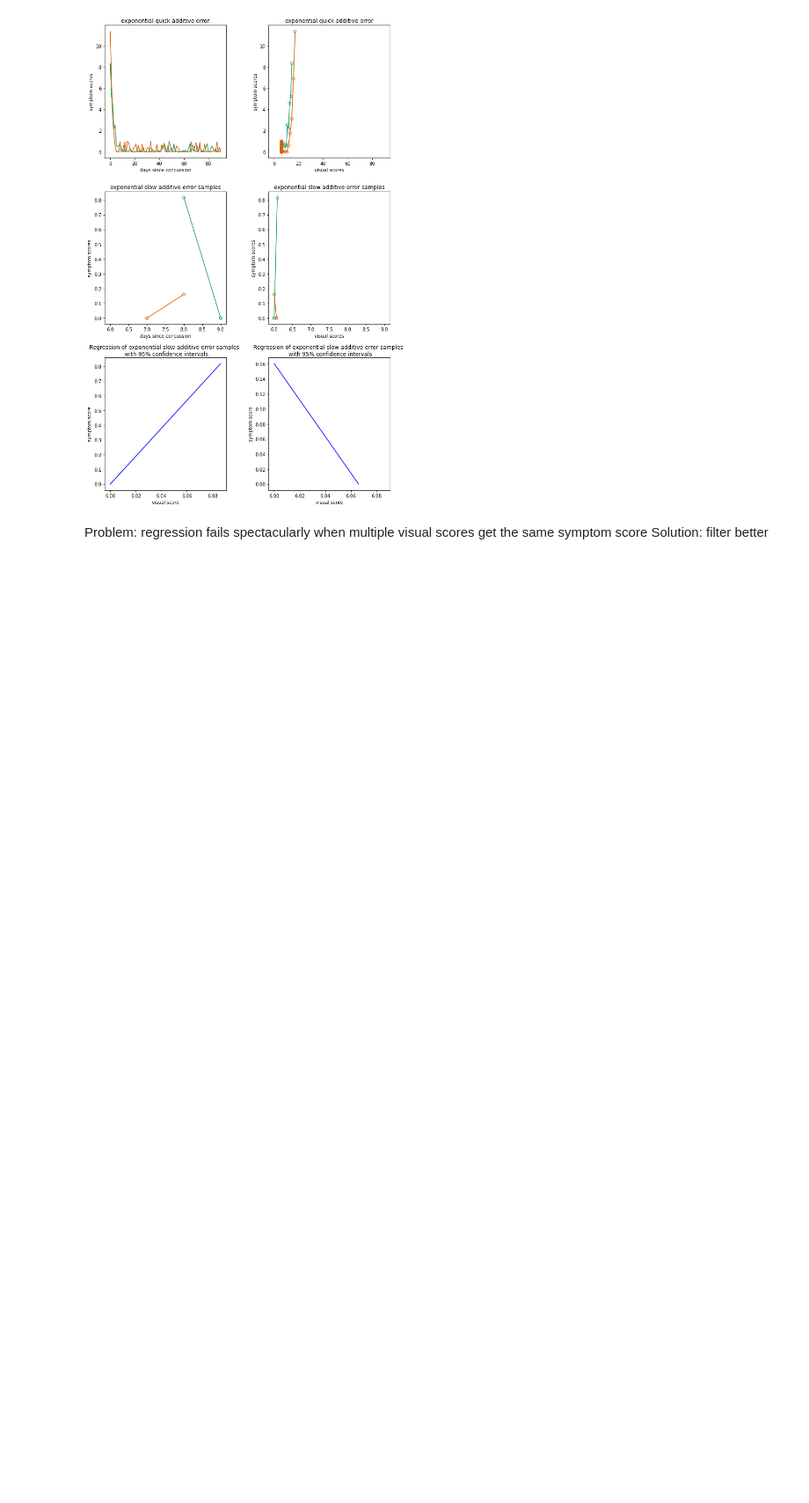
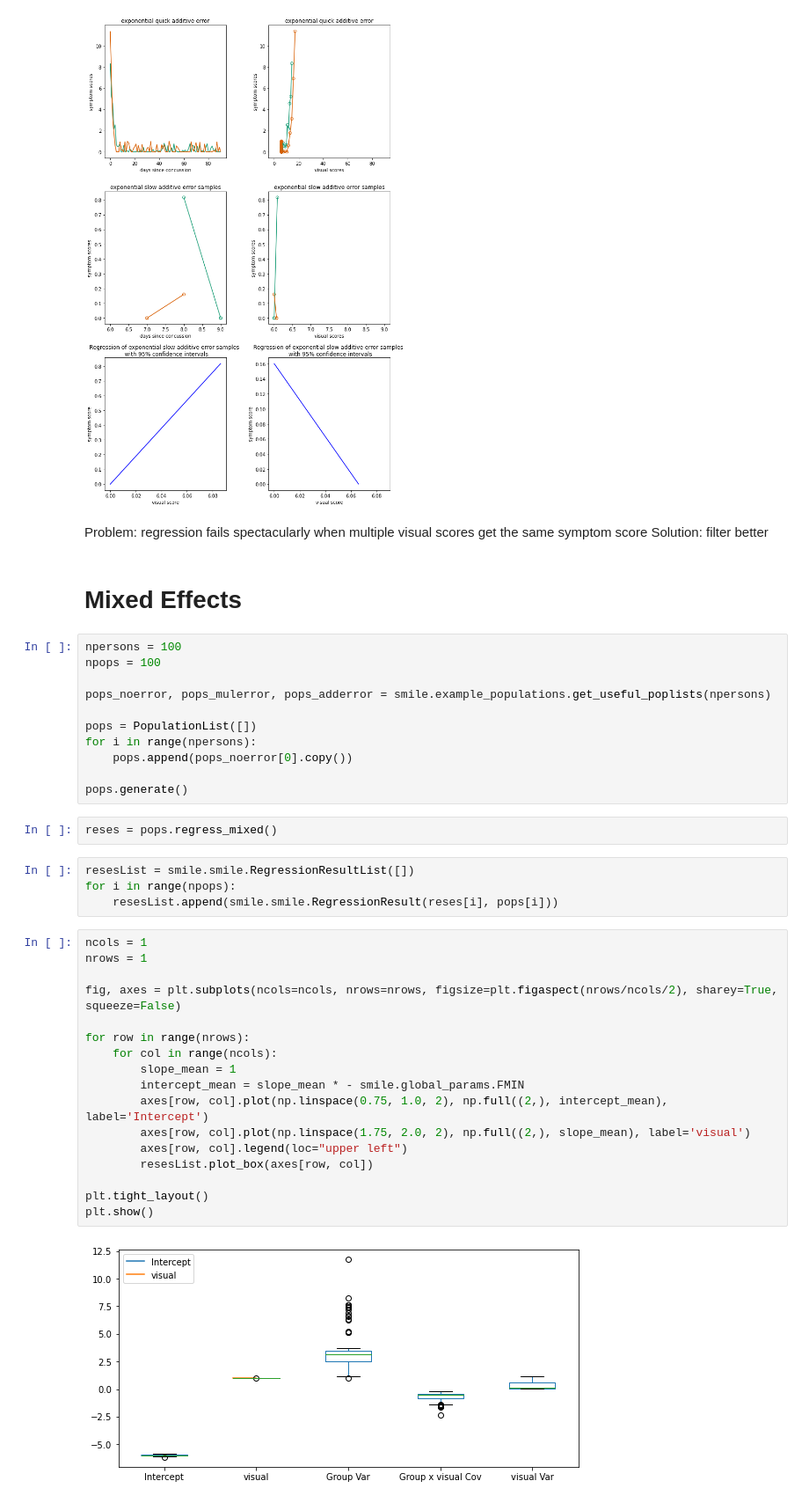
Before and after one commit to ZacharyVernec/smile, a Jupyter notebook: Simulations.ipynb, the cells around one changed output. Shown at 88% size. Drawn from its saved outputs; the diff is of its cells as text; blank space fills up the shorter version.

Commit message:
Added Linear mixed effects model

```diff
--- a/Simulations.ipynb
+++ b/Simulations.ipynb
@@ -222,3 +223,41 @@ observation
 # %% [markdown]
 Problem: regression fails spectacularly when multiple visual scores get the same symptom score
 Solution: filter better
+# %% [markdown]
+# Mixed Effects
+# %%
+npersons = 100
+npops = 100
+
+pops_noerror, pops_mulerror, pops_adderror = smile.example_populations.get_useful_poplists(npersons)
+
+pops = PopulationList([])
+for i in range(npersons):
+    pops.append(pops_noerror[0].copy())
+
+pops.generate()
+# %%
+reses = pops.regress_mixed()
+# %%
+resesList = smile.smile.RegressionResultList([])
+for i in range(npops):
+    resesList.append(smile.smile.RegressionResult(reses[i], pops[i]))
+# %%
+ncols = 1
+nrows = 1
+
+fig, axes = plt.subplots(ncols=ncols, nrows=nrows, figsize=plt.figaspect(nrows/ncols/2), sharey=True, squeeze=False)
+
+for row in range(nrows):
+    for col in range(ncols):
+        slope_mean = 1
+        intercept_mean = slope_mean * - smile.global_params.FMIN
+        axes[row, col].plot(np.linspace(0.75, 1.0, 2), np.full((2,), intercept_mean), label='Intercept')
+        axes[row, col].plot(np.linspace(1.75, 2.0, 2), np.full((2,), slope_mean), label='visual')
+        axes[row, col].legend(loc="upper left")
+        resesList.plot_box(axes[row, col])
+
+plt.tight_layout()
+plt.show()
+# %% [output]
+[figure, added]
```
Also changed, not shown: parts of 1 cell of this notebook, 1 other file.
